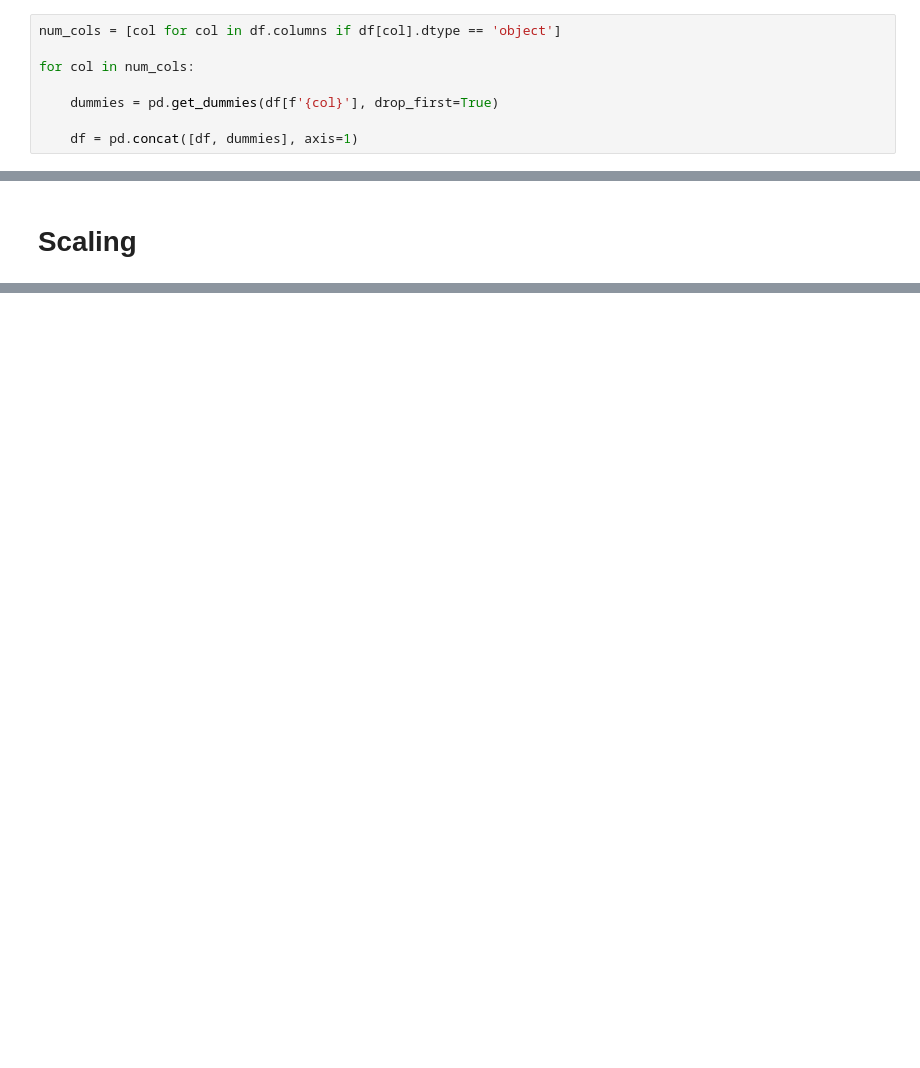
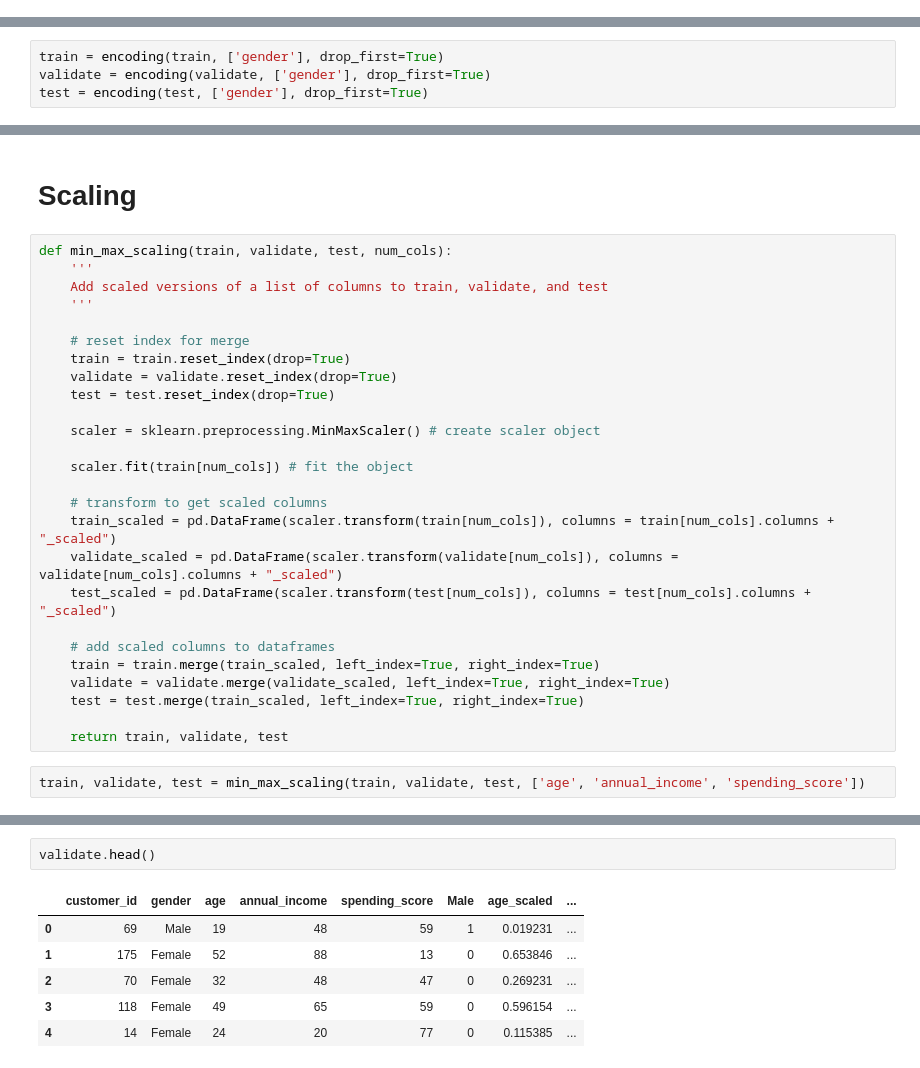
Before and after one commit to Johndsalas/lesson_prep, a Jupyter notebook: mall_wrangle.ipynb, the cells around one changed output, grey strips where cells are left out. Saved outputs shown, nothing was run; the diff lists cells and outputs as text; blank space fills up the shorter version.

```diff
--- a/Mall_data.ipynb
+++ b/mall_wrangle.ipynb
@@ -150,10 +184,2 @@ print(train.shape, validate.shape , test.shape)
 # %% [markdown]
 # Encode categorical columns using a one hot encoder (pd.get_dummies).
-# %%
-num_cols = [col for col in df.columns if df[col].dtype == 'object']
-
-for col in num_cols:
-
-    dummies = pd.get_dummies(df[f'{col}'], drop_first=True)
-
-    df = pd.concat([df, dummies], axis=1)
@@ -168,0 +199,4 @@ df.head()
+# %%
+train = encoding(train, ['gender'], drop_first=True)
+validate = encoding(validate, ['gender'], drop_first=True)
+test = encoding(test, ['gender'], drop_first=True)
@@ -179,4 +217,32 @@ Male              0
 dtype: int64
 # %% [markdown]
 # Scaling
+# %%
+def min_max_scaling(train, validate, test, num_cols):
+    '''
+    Add scaled versions of a list of columns to train, validate, and test
+    '''
+
+    # reset index for merge
+    train = train.reset_index(drop=True)
+    validate = validate.reset_index(drop=True)
+    test = test.reset_index(drop=True)
+
+    scaler = sklearn.preprocessing.MinMaxScaler() # create scaler object
+
+    scaler.fit(train[num_cols]) # fit the object
+
+    # transform to get scaled columns
+    train_scaled = pd.DataFrame(scaler.transform(train[num_cols]), columns = train[num_cols].columns + "_scaled")
+    validate_scaled = pd.DataFrame(scaler.transform(validate[num_cols]), columns = validate[num_cols].columns + "_scaled")
+    test_scaled = pd.DataFrame(scaler.transform(test[num_cols]), columns = test[num_cols].columns + "_scaled")
+
+    # add scaled columns to dataframes
+    train = train.merge(train_scaled, left_index=True, right_index=True)
+    validate = validate.merge(validate_scaled, left_index=True, right_index=True)
+    test = test.merge(train_scaled, left_index=True, right_index=True)
+
+    return train, validate, test
+# %%
+train, validate, test = min_max_scaling(train, validate, test, ['age', 'annual_income', 'spending_score'])
 # %%
@@ -256,0 +261,9 @@ Index(['age_scaled', 'annual_income_scaled', 'spending_score_scaled'], dtype='ob
+# %%
+validate.head()
+# %% [output]
+|  | customer_id | gender | age | annual_income | spending_score | Male | age_scaled | ... |
+| 0 | 69 | Male | 19 | 48 | 59 | 1 | 0.019231 | ... |
+| 1 | 175 | Female | 52 | 88 | 13 | 0 | 0.653846 | ... |
+| 2 | 70 | Female | 32 | 48 | 47 | 0 | 0.269231 | ... |
+| 3 | 118 | Female | 49 | 65 | 59 | 0 | 0.596154 | ... |
+| 4 | 14 | Female | 24 | 20 | 77 | 0 | 0.115385 | ... |
```
Also changed, not shown: parts of 44 cells of this notebook, 2 other files.
